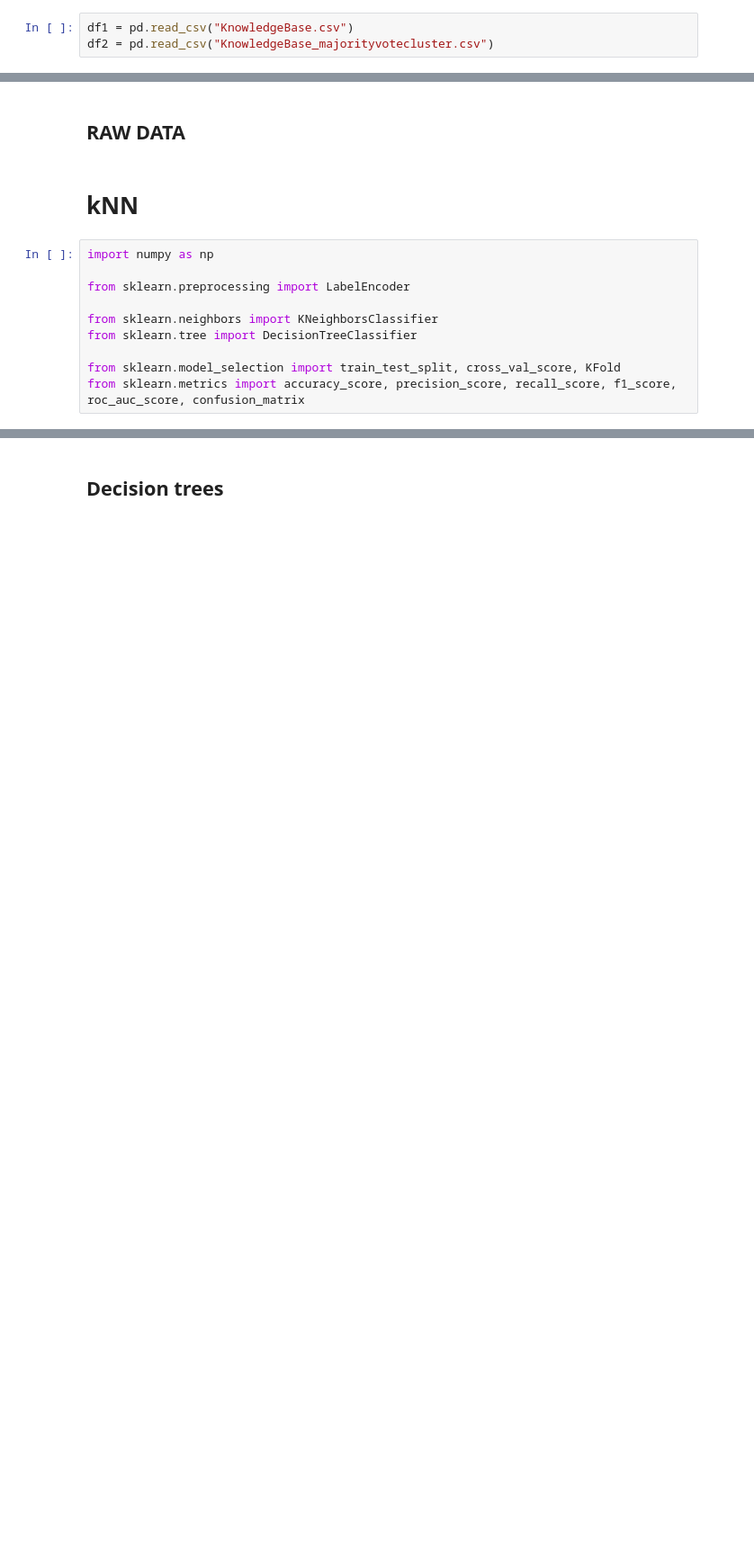
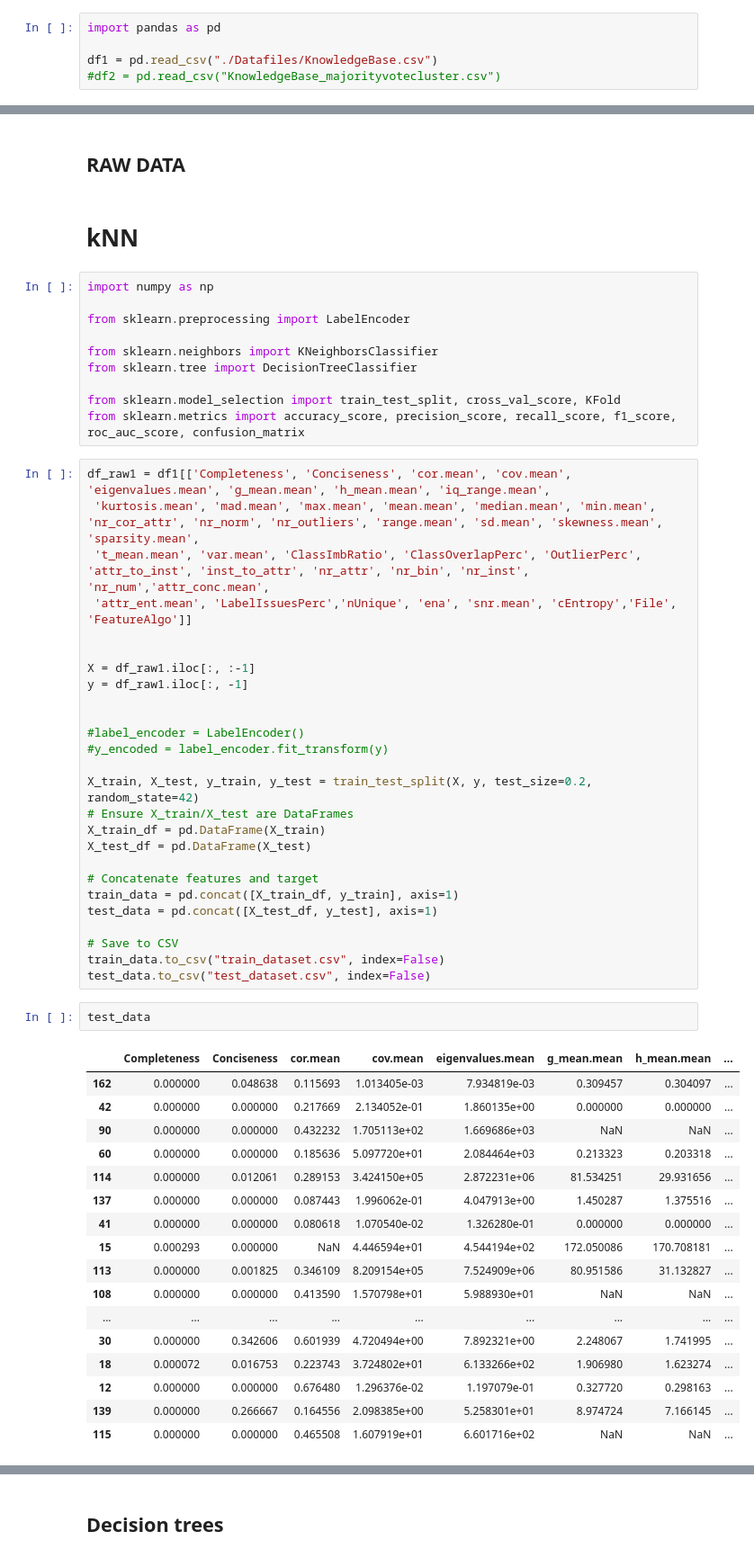
Before and after one commit to aparnanayakn/FSTRecommendation, a Jupyter notebook: recommendation.ipynb, the cells around one changed output, grey strips where cells are left out. Shown at 90% size. Cells and saved outputs as stored; diff of their text form; blank space fills up the shorter version.

```diff
--- a/recommendation.ipynb
+++ b/recommendation.ipynb
@@ -16,5 +16,7 @@ merged_df.to_csv("KnowledgeBase_majorityvotecluster.csv", index=False)
 # %% [markdown]
 # Run from here
 # %%
-df1 = pd.read_csv("KnowledgeBase.csv")
-df2 = pd.read_csv("KnowledgeBase_majorityvotecluster.csv")
+import pandas as pd
+
+df1 = pd.read_csv("./Datafiles/KnowledgeBase.csv")
+#df2 = pd.read_csv("KnowledgeBase_majorityvotecluster.csv")
@@ -118,3 +130,49 @@ from sklearn.tree import DecisionTreeClassifier
 
 from sklearn.model_selection import train_test_split, cross_val_score, KFold
 from sklearn.metrics import accuracy_score, precision_score, recall_score, f1_score, roc_auc_score, confusion_matrix
+# %%
+df_raw1 = df1[['Completeness', 'Conciseness', 'cor.mean', 'cov.mean', 'eigenvalues.mean', 'g_mean.mean', 'h_mean.mean', 'iq_range.mean',
+ 'kurtosis.mean', 'mad.mean', 'max.mean', 'mean.mean', 'median.mean', 'min.mean', 'nr_cor_attr', 'nr_norm', 'nr_outliers', 'range.mean', 'sd.mean', 'skewness.mean', 'sparsity.mean',
+ 't_mean.mean', 'var.mean', 'ClassImbRatio', 'ClassOverlapPerc', 'OutlierPerc', 'attr_to_inst', 'inst_to_attr', 'nr_attr', 'nr_bin', 'nr_inst', 'nr_num','attr_conc.mean',
+ 'attr_ent.mean', 'LabelIssuesPerc','nUnique', 'ena', 'snr.mean', 'cEntropy','File', 'FeatureAlgo']]
+
+
+X = df_raw1.iloc[:, :-1]
+y = df_raw1.iloc[:, -1]
+
+
+#label_encoder = LabelEncoder()
+#y_encoded = label_encoder.fit_transform(y)
+
+X_train, X_test, y_train, y_test = train_test_split(X, y, test_size=0.2, random_state=42)
+# Ensure X_train/X_test are DataFrames
+X_train_df = pd.DataFrame(X_train)
+X_test_df = pd.DataFrame(X_test)
+
+# Concatenate features and target
+train_data = pd.concat([X_train_df, y_train], axis=1)
+test_data = pd.concat([X_test_df, y_test], axis=1)
+
+# Save to CSV
+train_data.to_csv("train_dataset.csv", index=False)
+test_data.to_csv("test_dataset.csv", index=False)
+# %%
+test_data
+# %% [output]
+|  | Completeness | Conciseness | cor.mean | cov.mean | eigenvalues.mean | g_mean.mean | h_mean.mean | ... |
+| 162 | 0.000000 | 0.048638 | 0.115693 | 1.013405e-03 | 7.934819e-03 | 0.309457 | 0.304097 | ... |
+| 42 | 0.000000 | 0.000000 | 0.217669 | 2.134052e-01 | 1.860135e+00 | 0.000000 | 0.000000 | ... |
+| 90 | 0.000000 | 0.000000 | 0.432232 | 1.705113e+02 | 1.669686e+03 | NaN | NaN | ... |
+| 60 | 0.000000 | 0.000000 | 0.185636 | 5.097720e+01 | 2.084464e+03 | 0.213323 | 0.203318 | ... |
+| 114 | 0.000000 | 0.012061 | 0.289153 | 3.424150e+05 | 2.872231e+06 | 81.534251 | 29.931656 | ... |
+| 137 | 0.000000 | 0.000000 | 0.087443 | 1.996062e-01 | 4.047913e+00 | 1.450287 | 1.375516 | ... |
+| 41 | 0.000000 | 0.000000 | 0.080618 | 1.070540e-02 | 1.326280e-01 | 0.000000 | 0.000000 | ... |
+| 15 | 0.000293 | 0.000000 | NaN | 4.446594e+01 | 4.544194e+02 | 172.050086 | 170.708181 | ... |
+| 113 | 0.000000 | 0.001825 | 0.346109 | 8.209154e+05 | 7.524909e+06 | 80.951586 | 31.132827 | ... |
+| 108 | 0.000000 | 0.000000 | 0.413590 | 1.570798e+01 | 5.988930e+01 | NaN | NaN | ... |
+| ... | ... | ... | ... | ... | ... | ... | ... | ... |
+| 30 | 0.000000 | 0.342606 | 0.601939 | 4.720494e+00 | 7.892321e+00 | 2.248067 | 1.741995 | ... |
+| 18 | 0.000072 | 0.016753 | 0.223743 | 3.724802e+01 | 6.133266e+02 | 1.906980 | 1.623274 | ... |
+| 12 | 0.000000 | 0.000000 | 0.676480 | 1.296376e-02 | 1.197079e-01 | 0.327720 | 0.298163 | ... |
+| 139 | 0.000000 | 0.266667 | 0.164556 | 2.098385e+00 | 5.258301e+01 | 8.974724 | 7.166145 | ... |
+| 115 | 0.000000 | 0.000000 | 0.465508 | 1.607919e+01 | 6.601716e+02 | NaN | NaN | ... |
```
Also changed, not shown: parts of 15 cells of this notebook, 33 other files.
